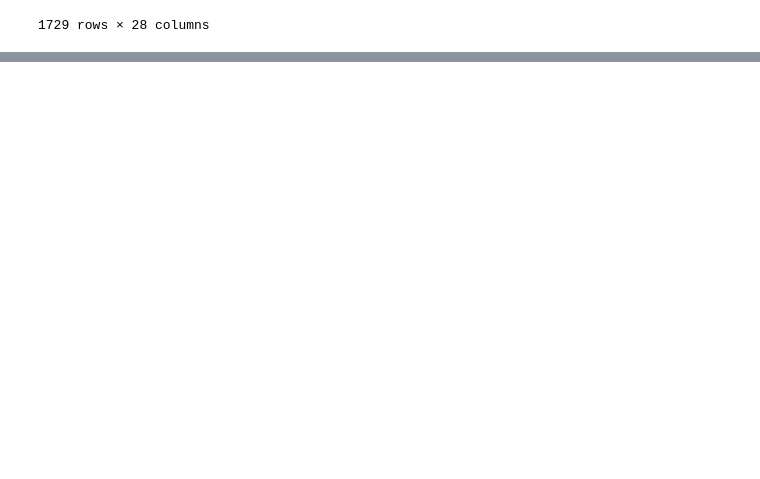
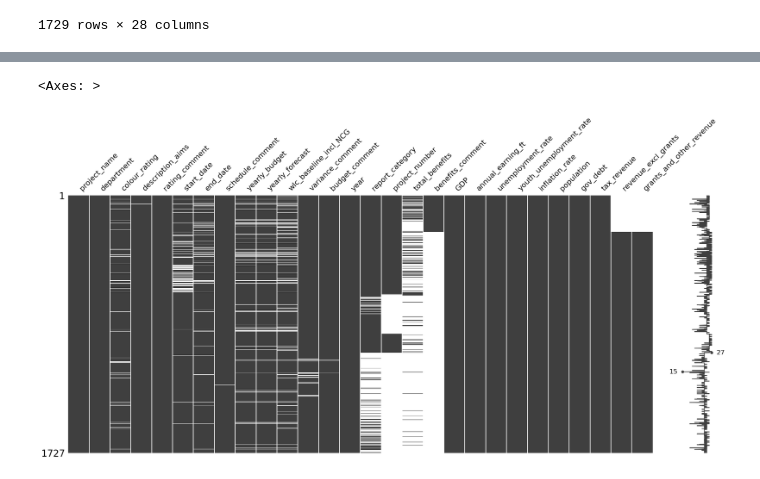
Before and after one commit to rauschgold/ds-bootcamp-capstone-project, a Jupyter notebook: notebooks/playground.ipynb, the cells around one changed output, grey strips where cells are left out. Cells and saved outputs as stored; diff of their text form; code cells hidden in the pictures; blank space fills up the shorter version.

```diff
--- a/notebooks/playground.ipynb
+++ b/notebooks/playground.ipynb
@@ -283,0 +365,12 @@ df.to_pickle("cleaned_2014_2023.pkl")
+# %%
+latest_categories = df.groupby('project_name').apply(lambda x: x.loc[x['year'].idxmax(), 'report_category'])
+
+for index, row in df.iterrows():
+    latest_category = latest_categories[row['project_name']]
+    if pd.isna(row['report_category']) and pd.notna(latest_category):
+        df.at[index, 'report_category'] = latest_category
+# %%
+msn.matrix(df)
+# %% [output]
+<Axes: >
+[figure, added]
```
Also changed, not shown: parts of 15 cells of this notebook, 1 other file.
